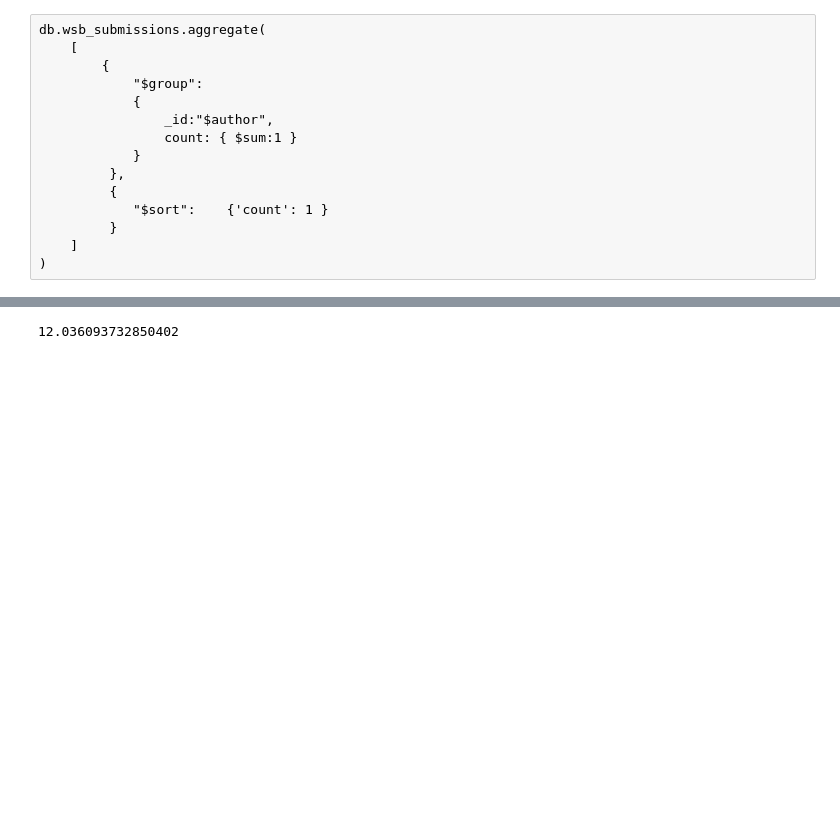
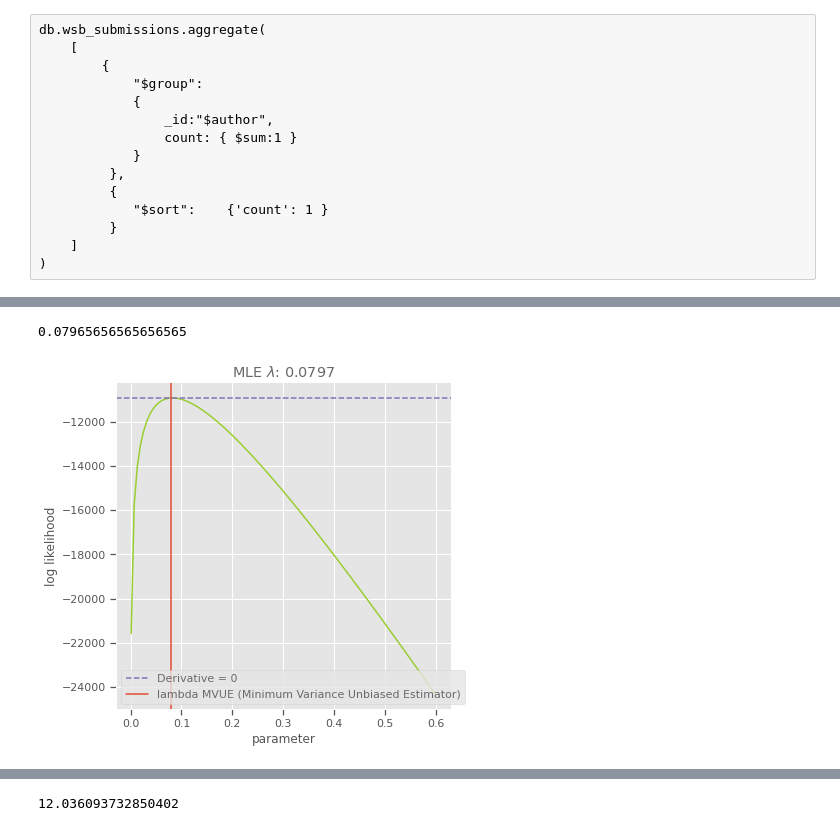
Before and after one commit to AndrewSamaha/WSBAnalysis, a Jupyter notebook: readme-testing.ipynb, the cells around one changed output, grey strips where cells are left out. Cells and saved outputs as stored; diff of their text form; code cells hidden in the pictures; blank space fills up the shorter version.

Commit message:
updated data

```diff
--- a/readme-testing.ipynb
+++ b/readme-testing.ipynb
@@ -265,0 +227,46 @@ deltas = getsubmissiondeltas()
+# %%
+# poisson is counting the number of things in a certain amount of time
+# exponential: how much time (continuous) until it happens
+
+# log likelihood exponential scale=1/lam; lam=
+def log_likelihood_exponential(lam, data):
+    expon = stats.expon(scale=1/lam)
+    likelihoods = expon.pdf(data)
+    log_likelihoods = np.log(likelihoods)
+    log_likelihood_sum = np.sum(log_likelihoods)
+    return(log_likelihood_sum)
+
+#def log_likelihood_poisson(lam, data):
+#    poisson = stats.poisson(lam)
+#    likelihoods = poisson.pmf(data)
+##    log_likelihoods = np.log(likelihoods)
+#    log_likelihood_sum = np.sum(log_likelihoods)
+#    return(log_likelihood_sum)
+
+def expon_mle(ax, start, stop, data, clr='yellowgreen',graph=False):
+    exponential_log_likelihood = []
+    search_space = np.linspace(start,stop,100)
+    data=data
+    for lam in search_space:
+        exponential_log_likelihood.append(log_likelihood_exponential(lam, data))
+    max_idx = np.argmax(exponential_log_likelihood)
+    mle = search_space[max_idx]
+    highest_log_pois = exponential_log_likelihood[max_idx]
+#     fig, ax = plt.subplots(1, 1)
+    if graph:
+        ax.plot(search_space, exponential_log_likelihood, color=clr)
+        ax.axhline(highest_log_pois, ls = '--',c='m', label = 'Derivative = 0')
+        ax.set_title('MLE $\lambda$: {}'.format(round(search_space[max_idx],4)))
+        ax.set_xlabel("parameter")
+        ax.set_ylabel("log likelihood")
+        ax.axvline(x=round(search_space[max_idx],4),label="lambda MVUE (Minimum Variance Unbiased Estimator)")
+        ax.legend();
+    return search_space[max_idx]
+
+# use pdf for exponential
+log_likelihood_exponential(.07, deltas)
+fix, ax = plt.subplots(1,1, figsize=(6,6))
+expon_mle(ax, .001, .6, deltas_min, clr='yellowgreen', graph=True)
+# %% [output]
+0.07965656565656565
+[figure, added]
```
Also changed, not shown: parts of 11 cells of this notebook, 21 other files.
